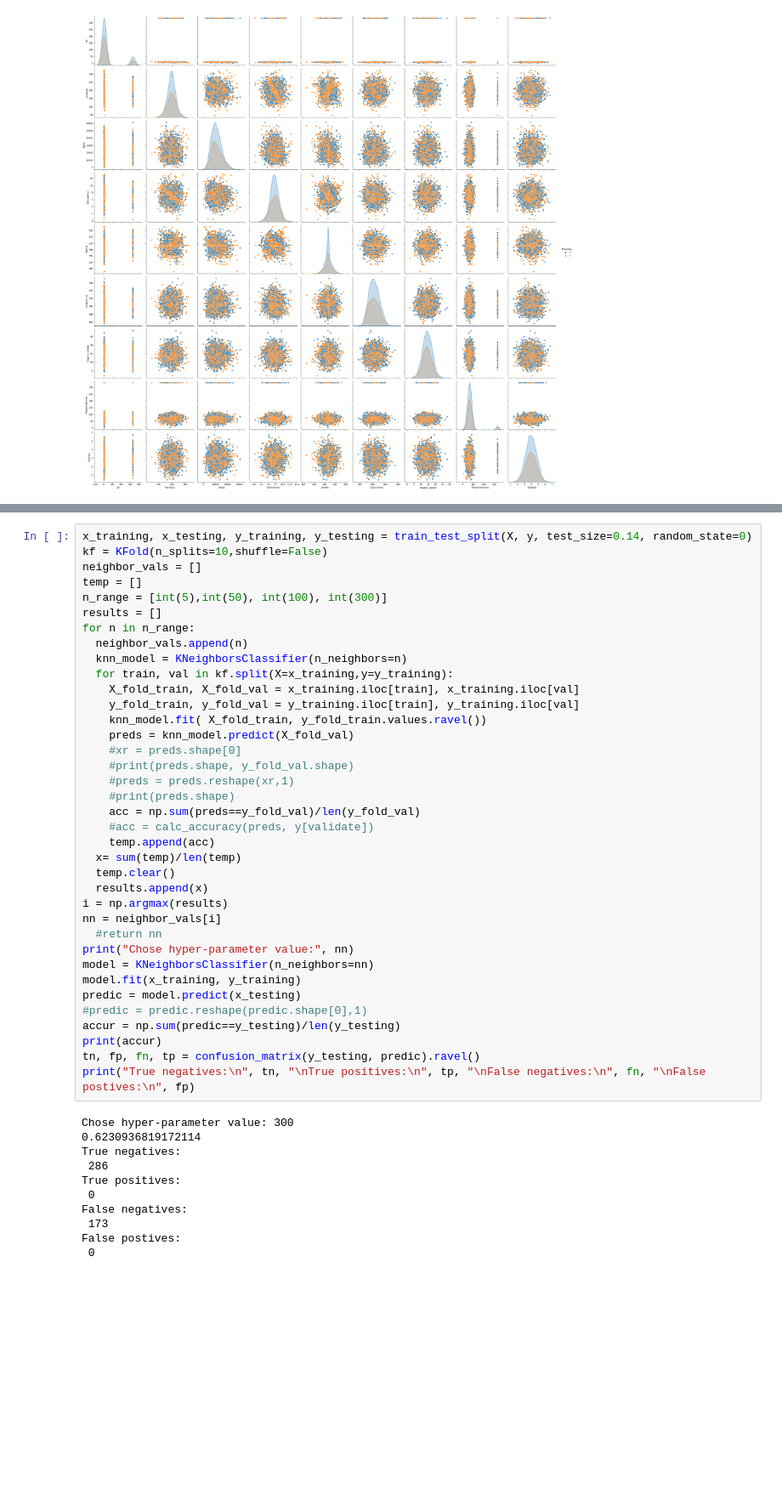
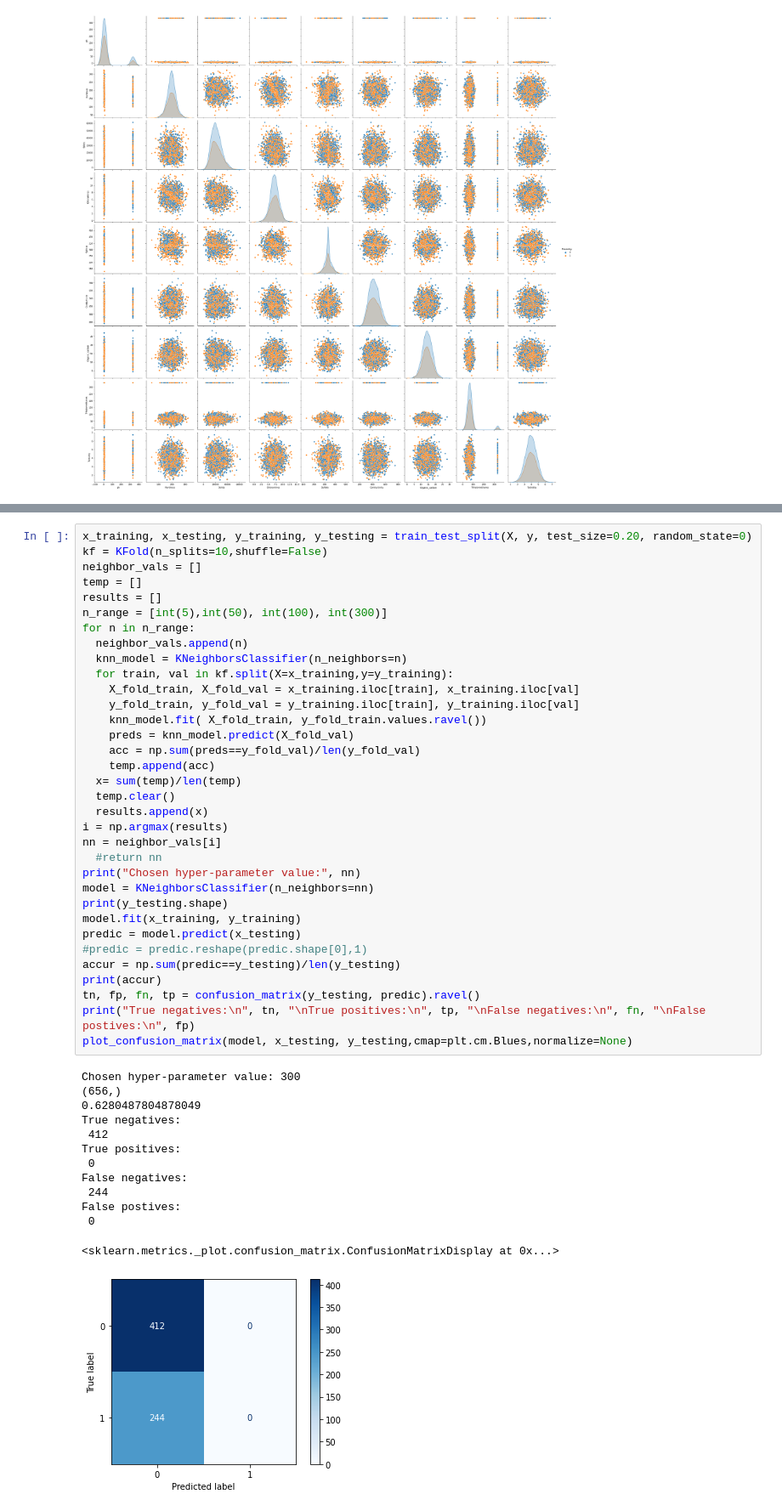
Before and after one commit to AbuzerXudaverdi/water-potability-project, a Jupyter notebook: potability.ipynb, the cells around one changed output, grey strips where cells are left out. Shown at 85% size. Saved outputs shown, nothing was run; the diff lists cells and outputs as text; blank space fills up the shorter version.

```diff
--- a/potability.ipynb
+++ b/potability.ipynb
@@ -149,48 +170,48 @@ Shape of predictions and y_test: (459,) (459,)
 # %%
-x_training, x_testing, y_training, y_testing = train_test_split(X, y, test_size=0.14, random_state=0)
+x_training, x_testing, y_training, y_testing = train_test_split(X, y, test_size=0.20, random_state=0)
 kf = KFold(n_splits=10,shuffle=False)
 neighbor_vals = []
 temp = []
+results = []
 n_range = [int(5),int(50), int(100), int(300)]
-results = []
 for n in n_range:
   neighbor_vals.append(n)
   knn_model = KNeighborsClassifier(n_neighbors=n)
   for train, val in kf.split(X=x_training,y=y_training):
     X_fold_train, X_fold_val = x_training.iloc[train], x_training.iloc[val]
     y_fold_train, y_fold_val = y_training.iloc[train], y_training.iloc[val]
     knn_model.fit( X_fold_train, y_fold_train.values.ravel())
     preds = knn_model.predict(X_fold_val)
-    #xr = preds.shape[0]
-    #print(preds.shape, y_fold_val.shape)
-    #preds = preds.reshape(xr,1)
-    #print(preds.shape)
     acc = np.sum(preds==y_fold_val)/len(y_fold_val)
-    #acc = calc_accuracy(preds, y[validate])
     temp.append(acc)
   x= sum(temp)/len(temp)
   temp.clear()
   results.append(x)
 i = np.argmax(results)
 nn = neighbor_vals[i]
   #return nn
-print("Chose hyper-parameter value:", nn)
+print("Chosen hyper-parameter value:", nn)
 model = KNeighborsClassifier(n_neighbors=nn)
+print(y_testing.shape)
 model.fit(x_training, y_training)
 predic = model.predict(x_testing)
 #predic = predic.reshape(predic.shape[0],1)
 accur = np.sum(predic==y_testing)/len(y_testing)
 print(accur)
 tn, fp, fn, tp = confusion_matrix(y_testing, predic).ravel()
 print("True negatives:\n", tn, "\nTrue positives:\n", tp, "\nFalse negatives:\n", fn, "\nFalse postives:\n", fp)
+plot_confusion_matrix(model, x_testing, y_testing,cmap=plt.cm.Blues,normalize=None)
 # %% [output]
-Chose hyper-parameter value: 300
-0.6230936819172114
+Chosen hyper-parameter value: 300
+(656,)
+0.6280487804878049
 True negatives:
- 286
+ 412
 True positives:
  0
 False negatives:
- 173
+ 244
 False postives:
  0
+<sklearn.metrics._plot.confusion_matrix.ConfusionMatrixDisplay at 0x...>
+[figure, added]
```
Also changed, not shown: parts of 10 cells of this notebook.
